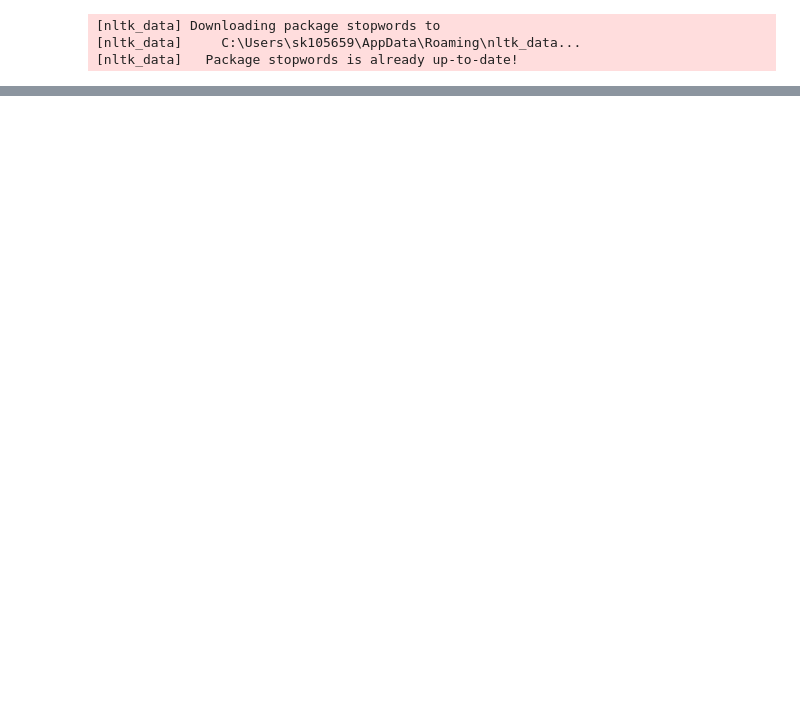
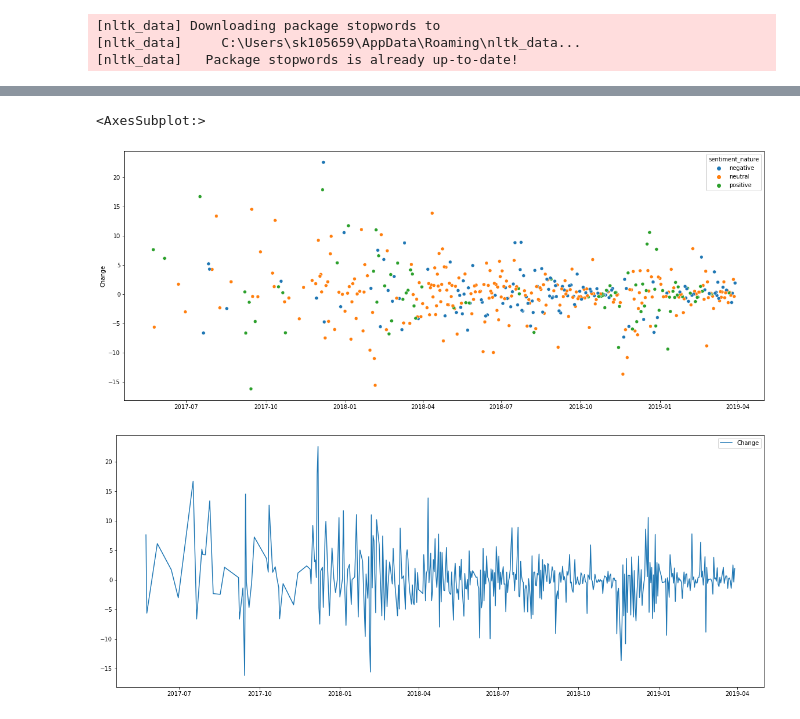
Before and after one commit to sachin376/learning-bigdata-project3-crypto_tweets_analysis, a Jupyter notebook: Project_crypto_tweets_analysis_v1.ipynb, the cells around one changed output, grey strips where cells are left out. Saved outputs shown, nothing was run; the diff lists cells and outputs as text; code cells hidden in the pictures; blank space fills up the shorter version.

```diff
--- a/Project_crypto_tweets_analysis_v1.ipynb
+++ b/Project_crypto_tweets_analysis_v1.ipynb
@@ -494,0 +701,8 @@ def get_tweet_sentiment(tweet):
+# %%
+plt.figure(figsize=(20, 8))
+sns.scatterplot(x=analysis.index, y=analysis['Change'], data=analysis, hue=analysis['sentiment_nature']);
+analysis[['Change']].plot(figsize=(20, 8))
+# %% [output]
+<AxesSubplot:>
+[figure, added]
+[figure, added]
```
Also changed, not shown: parts of 18 cells of this notebook.
